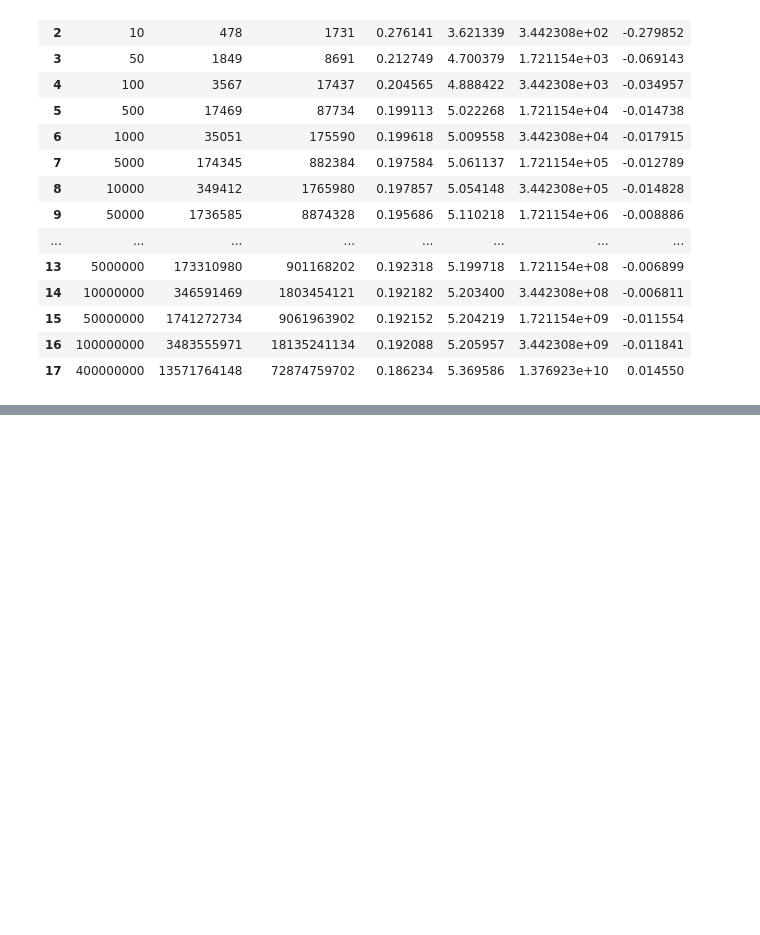
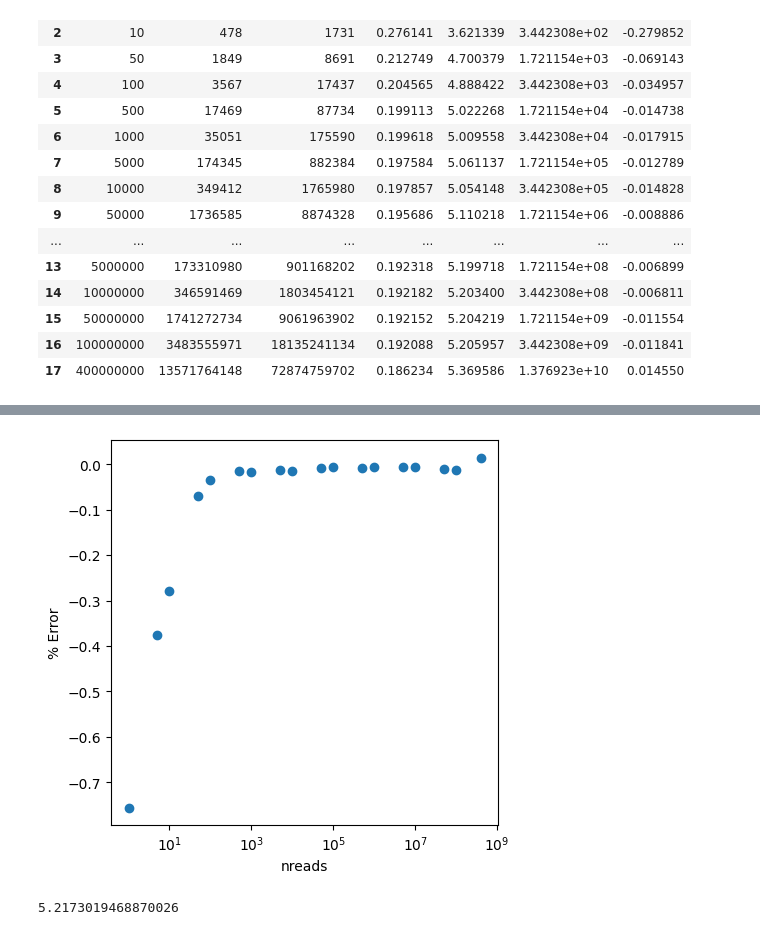
Before and after one commit to sbooeshaghi/seq.run, a Jupyter notebook: model.ipynb, the cells around one changed output, grey strips where cells are left out. Saved outputs shown, nothing was run; the diff lists cells and outputs as text; code cells hidden in the pictures; blank space fills up the shorter version.

```diff
--- a/model.ipynb
+++ b/model.ipynb
@@ -119,0 +194,20 @@ fig.show()
+# %%
+fig, ax = plt.subplots(figsize=(5,5))
+
+x = df["nreads"]
+y = df["error"]
+ax.scatter(x,y)
+
+ax.set(**{
+    "xlabel": "nreads",
+    "ylabel": "% Error",
+    "xscale": "log"
+})
+
+fig.show()
+# %% [output]
+[figure, added]
+# %%
+df.query("nreads > 1e5")["ratio"].mean()
+# %% [output]
+5.2173019468870026
```
Also changed, not shown: parts of 3 cells of this notebook.
